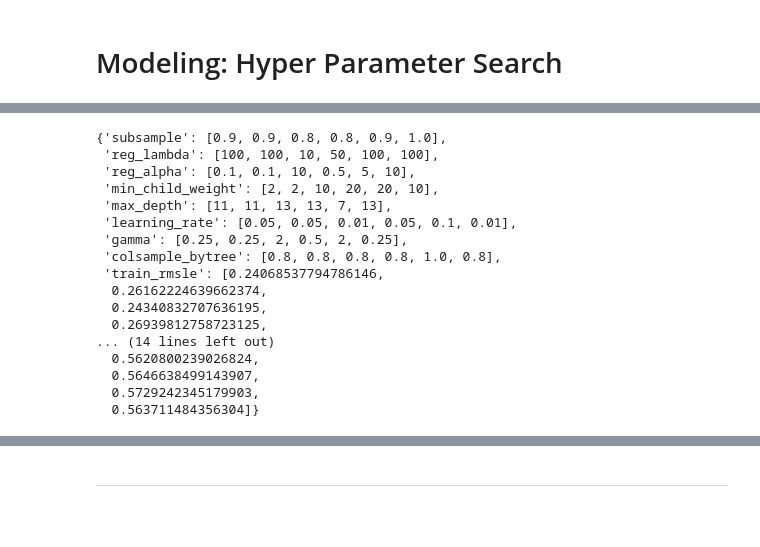
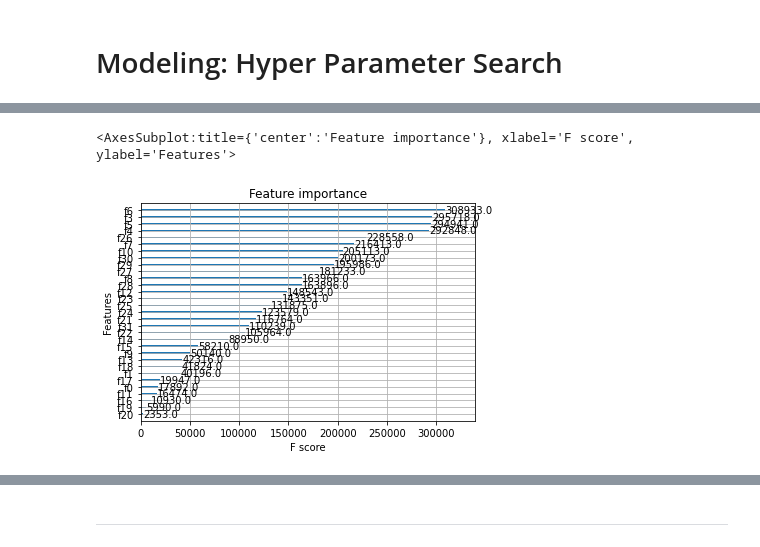
Before and after one commit to Qi-YOU/CEGE0042-STDM, a Jupyter notebook: modeling-parameter-search.ipynb, the cells around one changed output, grey strips where cells are left out. Drawn from its saved outputs; the diff is of its cells as text; code cells hidden in the pictures; blank space fills up the shorter version.

```diff
--- a/modeling-parameter-search.ipynb
+++ b/modeling-parameter-search.ipynb
@@ -84,18 +81,22 @@ Wall time: 29.5 ms
 # Select X (second column to second last column) and y (last column)
 X_train = df_train.iloc[:, 1:-1].values
 y_train = np.log(df_train.iloc[:, -1].values + 1)  # Apply log transformation
+X_valid = df_valid.iloc[:, 1:-1].values
+y_valid = np.log(df_valid.iloc[:, -1].values + 1)  # Apply log transformation
 X_test = df_test.iloc[:, 1:-1].values
 y_test = np.log(df_test.iloc[:, -1].values + 1)  # Apply log transformation
 
-# Convert directly to XGBoost DMatrix
+# Convert datasets into XGBoost DMatrix format
 dtrain = xgb.DMatrix(X_train, label=y_train)
+dvalid = xgb.DMatrix(X_valid, label=y_valid)
 dtest = xgb.DMatrix(X_test, label=y_test)
 
 # Verify conversion
 print("DMatrix dtrain:", dtrain.num_row(), "rows,", dtrain.num_col(), "columns")
+print("DMatrix dvalid:", dvalid.num_row(), "rows,", dvalid.num_col(), "columns")
 print("DMatrix dtest:", dtest.num_row(), "rows,", dtest.num_col(), "columns")
 
 # Cleanup
-del df_train, df_test, X_train, X_test
+del df_train, df_valid, df_test
 gc.collect()
 # %% [output]
@@ -125,16 +127,17 @@ Wall time: 17.4 µs
 %%time
 
 # Sample parameter combinations from the parameter grid
-param_samples = list(ParameterSampler(param_dist, n_iter=5, random_state=42))
+param_samples = list(ParameterSampler(param_dist, n_iter=2500, random_state=42))
 
 # Initialize storage for performance metrics
 test_performance = {key: [] for key in list(param_samples[0].keys())
-                    + ["train_rmsle", "test_rmsle", "train_r2score", "test_r2score"]}
-best_rmsle_test = float("inf")
+                    + ["train_rmsle", "valid_rmsle", "test_rmsle",
+                       "train_r2score", "valid_r2score", "test_r2score"]}
+best_rmsle_valid = float("inf")
 best_model = None
 
 # Define the evaluation set
-eval_set = [(dtrain, "train"), (dtest, "eval")]
+eval_set = [(dtrain, "train"), (dvalid, "valid")]
 
 # Define the base parameters
 base_params = {
@@ -168,7 +156,7 @@ test_performance
 %%time
 
 # Iterate over each parameter combination
-for params in tqdm(param_samples, desc="Hyperparameter Search Progress...", miniters=100, leave=False):
+for params in tqdm(param_samples, desc="Hyperparameter Search Progress...", leave=False):
     # Merge base parameters with current set of hyperparameters
     current_params = {**base_params, **params}
 
@@ -182,31 +170,37 @@ for params in tqdm(param_samples, desc="Hyperparameter Search Progress...", mini
         verbose_eval=False,
     )
 
-    # Make predictions on the training and test sets
+    # Make predictions
     y_pred_train = model.predict(dtrain)
+    y_pred_valid = model.predict(dvalid)
     y_pred_test = model.predict(dtest)
 
     # Calculate R^2 scores
     train_score = r2_score(y_train, y_pred_train, force_finite=False)
+    valid_score = r2_score(y_valid, y_pred_valid, force_finite=False)
     test_score = r2_score(y_test, y_pred_test, force_finite=False)
 
     # Calculate RMSLE(RMSE & log(Y))
+    # RMSE for train, validation, and test sets
     train_rmsle = np.sqrt(mean_squared_error(y_train, y_pred_train))
+    valid_rmsle = np.sqrt(mean_squared_error(y_valid, y_pred_valid))
     test_rmsle = np.sqrt(mean_squared_error(y_test, y_pred_test))
 
     # Append parameter values and RMSE scores
     for param in params.keys():
         test_performance[param].append(params[param])
 
+    test_performance["train_rmsle"].append(train_rmsle)
+    test_performance["valid_rmsle"].append(valid_rmsle)
+    test_performance["test_rmsle"].append(test_rmsle)
     test_performance["train_r2score"].append(train_score)
+    test_performance["valid_r2score"].append(valid_score)
     test_performance["test_r2score"].append(test_score)
-    test_performance["train_rmsle"].append(train_rmsle)
-    test_performance["test_rmsle"].append(test_rmsle)
 
-    # Update best_model if the current test RMSLE is better
-    if test_rmsle < best_rmsle_test:
+    # Update best model based on validation RMSLE
+    if valid_rmsle < best_rmsle_valid:
+        best_rmsle_valid = valid_rmsle
         best_model = model
-        best_rmsle_test = test_rmsle
 
 # Cleanup memory
 gc.collect()
@@ -267,20 +240,6 @@ test_r2score: 6
-# %%
-performance_df.head(20)
-# %% [output]
-{'subsample': [0.9, 0.9, 0.8, 0.8, 0.9, 1.0],
- 'reg_lambda': [100, 100, 10, 50, 100, 100],
- 'reg_alpha': [0.1, 0.1, 10, 0.5, 5, 10],
- 'min_child_weight': [2, 2, 10, 20, 20, 10],
- 'max_depth': [11, 11, 13, 13, 7, 13],
- 'learning_rate': [0.05, 0.05, 0.01, 0.05, 0.1, 0.01],
- 'gamma': [0.25, 0.25, 2, 0.5, 2, 0.25],
- 'colsample_bytree': [0.8, 0.8, 0.8, 0.8, 1.0, 0.8],
- 'train_rmsle': [0.24068537794786146,
-  0.26162224639662374,
-  0.24340832707636195,
-  0.26939812758723125,
-... (14 lines left out)
-  0.5620800239026824,
-  0.5646638499143907,
-  0.5729242345179903,
-  0.563711484356304]}
+# %%
+%%time
+
+# Plot model importance
+xgb.plot_importance(best_model)
+# %% [output]
@@ -286,0 +248,2 @@ performance_df.head(20)
+<AxesSubplot:title={'center':'Feature importance'}, xlabel='F score', ylabel='Features'>
+[figure, added]
```
Also changed, not shown: parts of 16 cells of this notebook, 10 other files.
